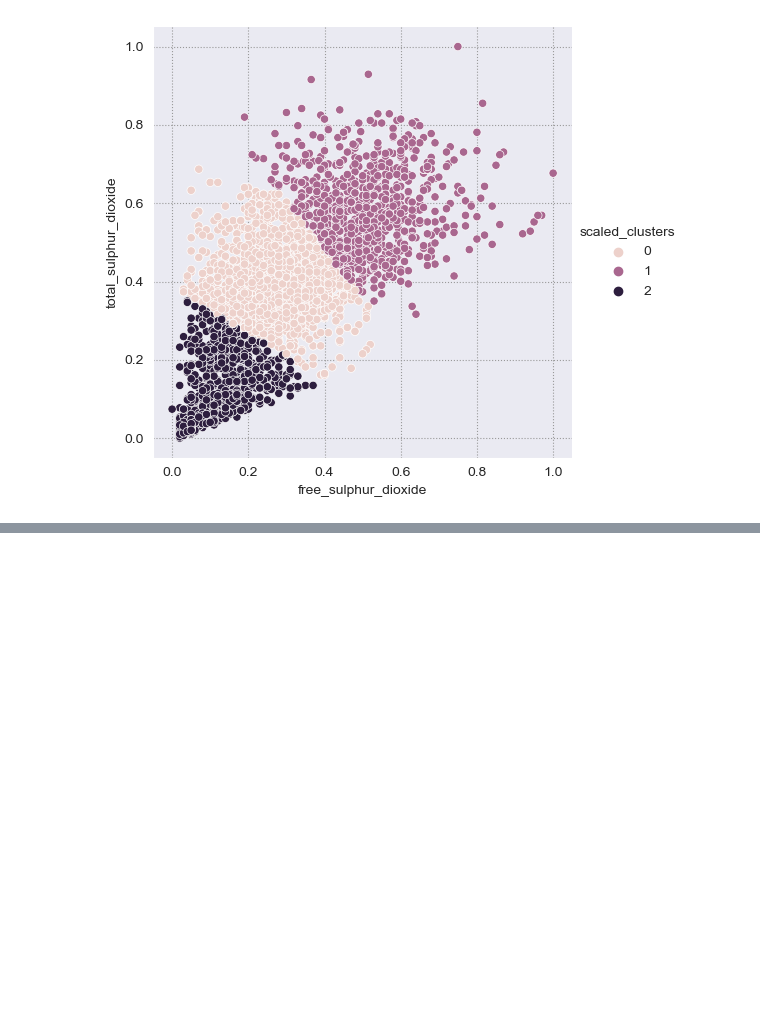
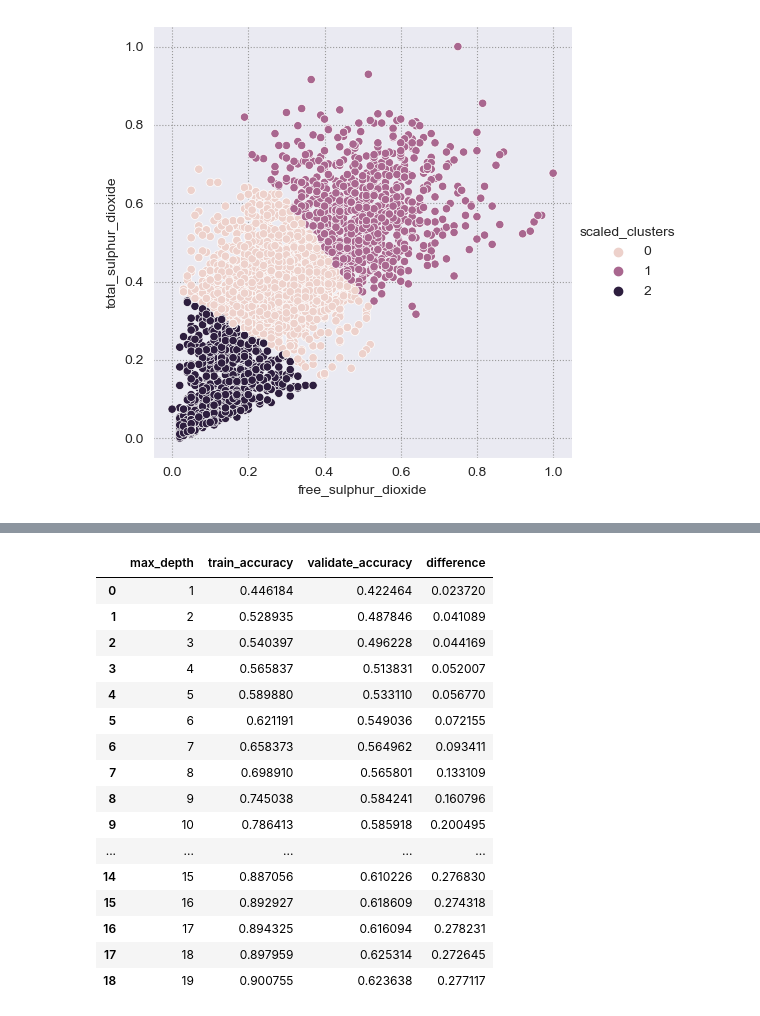
Before and after one commit to clustering-the-wines/wine_clustering, a Jupyter notebook: shawn_workbook.ipynb, the cells around one changed output, grey strips where cells are left out. Saved outputs shown, nothing was run; the diff lists cells and outputs as text; code cells hidden in the pictures; blank space fills up the shorter version.

```diff
--- a/shawn_workbook.ipynb
+++ b/shawn_workbook.ipynb
@@ -581,0 +681,9 @@ X_test.head(1)
+# %%
+def subset_df(df, stratify=None, seed=42):
+    '''
+    This function takes in a DataFrame and splits it into train, validate, test subsets for our modeling phase. Does not take in a stratify option.
+    '''
+    train, val_test = train_test_split(df, train_size=.6, random_state=seed)
+    validate, test = train_test_split(val_test, train_size=.5, random_state=seed)
+
+    return train, validate, test
@@ -581,0 +901,52 @@ X_test.head(1)
+# %%
+X_train = X_train.drop(columns='baseline')
+# %%
+def rf_gen(X_train, y_train, X_validate, y_validate):
+
+    metrics = []
+
+    seed = 42
+
+    for i in range(1, 20):
+        '''
+        This function will create a dataframe of Random Forest models of varying max_depths and
+        compare the differences from the train and validate sets and return the dataframe.
+        at requires the variable names to be: X_train, y_train, X_validate, and y_validate.
+        '''
+        rf = RandomForestClassifier(max_depth=i, min_samples_leaf=3, n_estimators=200, random_state=42)
+        rf = rf.fit(X_train, y_train)
+
+        in_sample_accuracy = rf.score(X_train, y_train)
+        out_of_sample_accuracy = rf.score(X_validate, y_validate)
+        output = {
+            "max_depth": i,
+            "train_accuracy": in_sample_accuracy,
+            "validate_accuracy": out_of_sample_accuracy
+            }
+
+        metrics.append(output)
+
+    df = pd.DataFrame(metrics)
+    df["difference"] = df.train_accuracy - df.validate_accuracy
+
+    return df
+# %%
+rf_gen(X_train, y_train, X_validate, y_validate)
+# %% [output]
+|  | max_depth | train_accuracy | validate_accuracy | difference |
+| 0 | 1 | 0.446184 | 0.422464 | 0.023720 |
+| 1 | 2 | 0.528935 | 0.487846 | 0.041089 |
+| 2 | 3 | 0.540397 | 0.496228 | 0.044169 |
+| 3 | 4 | 0.565837 | 0.513831 | 0.052007 |
+| 4 | 5 | 0.589880 | 0.533110 | 0.056770 |
+| 5 | 6 | 0.621191 | 0.549036 | 0.072155 |
+| 6 | 7 | 0.658373 | 0.564962 | 0.093411 |
+| 7 | 8 | 0.698910 | 0.565801 | 0.133109 |
+| 8 | 9 | 0.745038 | 0.584241 | 0.160796 |
+| 9 | 10 | 0.786413 | 0.585918 | 0.200495 |
+| ... | ... | ... | ... | ... |
+| 14 | 15 | 0.887056 | 0.610226 | 0.276830 |
+| 15 | 16 | 0.892927 | 0.618609 | 0.274318 |
+| 16 | 17 | 0.894325 | 0.616094 | 0.278231 |
+| 17 | 18 | 0.897959 | 0.625314 | 0.272645 |
+| 18 | 19 | 0.900755 | 0.623638 | 0.277117 |
```
Also changed, not shown: parts of 45 cells of this notebook, 1 other file.
